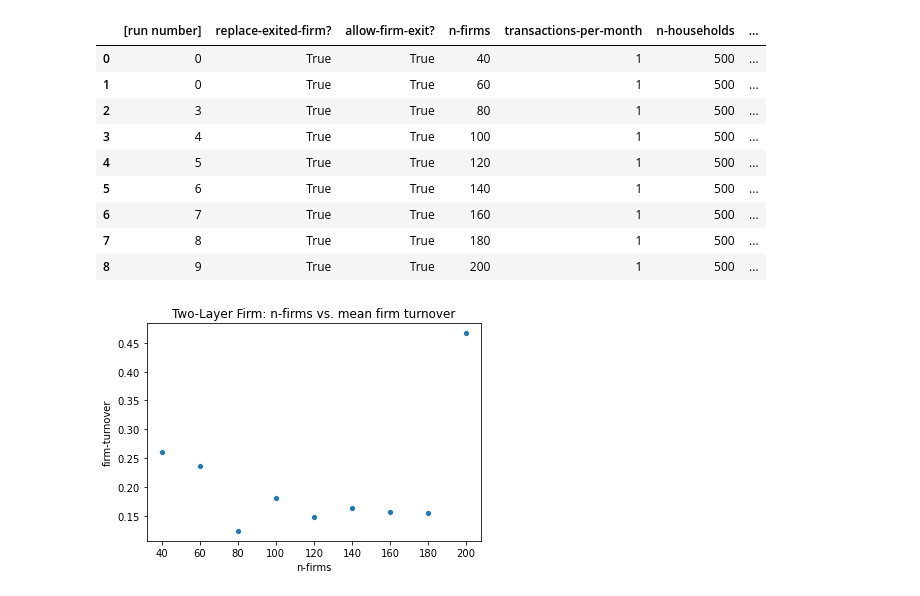
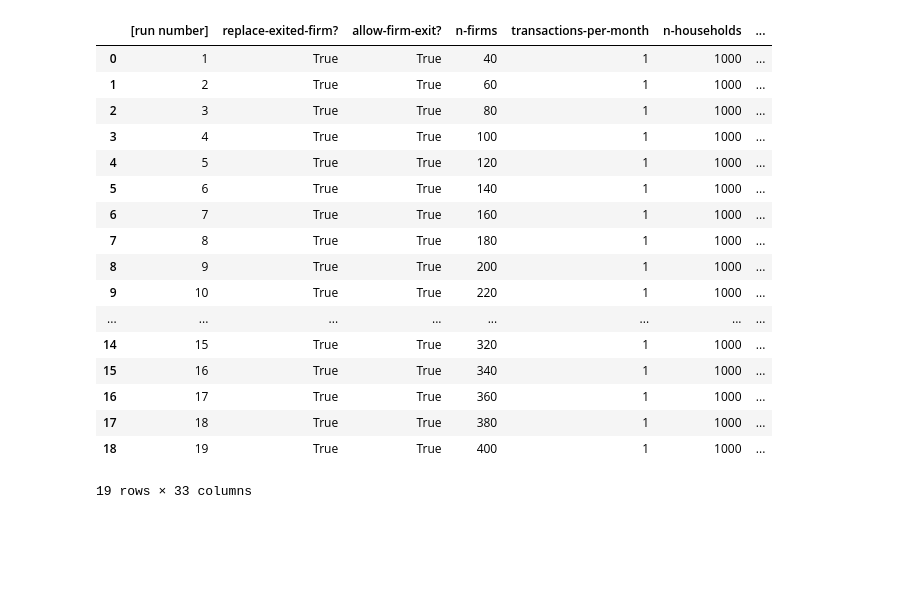
Before and after one commit to jzkelter/tabular-standards, a Jupyter notebook: Main Model/Behaviorspace Data/n-firm tests.ipynb, the cells around one changed output. Cells and saved outputs as stored; diff of their text form; code cells hidden in the pictures; blank space fills up the shorter version.

```diff
--- a/Main Model/Behaviorspace Data/n-firm tests.ipynb
+++ b/Main Model/Behaviorspace Data/n-firm tests.ipynb
@@ -4,26 +4,29 @@ import numpy as np
 import matplotlib.pyplot as plt
 import seaborn as sns
 # %%
-df = pd.read_csv('multifirm_baseline baseline_varying_firm_number.csv', error_bad_lines=False)
-df['n-firms'] = df['n-firms']
-df['firm-turnover'] = df['[mean]'] / df['n-firms']
+df = pd.read_csv('Singlefirm_varying_firm_number.csv', error_bad_lines=False)
+df['firm-turnover'] = df['[mean] bankrupt'] / df['n-firms']
 df['max-firm-turnover'] = df['[max]'] / df['n-firms']
+df['unemployment'] = 1 - (df['[mean] employed?'] / 1000)
+df['total-bankrupt-firms'] = df['[mean] bankrupt'] * 201
 
 display(df)
-ax = sns.scatterplot(x= "n-firms",
-                     y= "firm-turnover",
-                     data = df)
-plt.title("Two-Layer Firm: n-firms vs. mean firm turnover")
-plt.show()
 # %% [output]
 |  | [run number] | replace-exited-firm? | allow-firm-exit? | n-firms | transactions-per-month | n-households | ... |
-| 0 | 0 | True | True | 40 | 1 | 500 | ... |
-| 1 | 0 | True | True | 60 | 1 | 500 | ... |
-| 2 | 3 | True | True | 80 | 1 | 500 | ... |
-| 3 | 4 | True | True | 100 | 1 | 500 | ... |
-| 4 | 5 | True | True | 120 | 1 | 500 | ... |
-| 5 | 6 | True | True | 140 | 1 | 500 | ... |
-| 6 | 7 | True | True | 160 | 1 | 500 | ... |
-| 7 | 8 | True | True | 180 | 1 | 500 | ... |
-| 8 | 9 | True | True | 200 | 1 | 500 | ... |
+| 0 | 1 | True | True | 40 | 1 | 1000 | ... |
+| 1 | 2 | True | True | 60 | 1 | 1000 | ... |
+| 2 | 3 | True | True | 80 | 1 | 1000 | ... |
+| 3 | 4 | True | True | 100 | 1 | 1000 | ... |
+| 4 | 5 | True | True | 120 | 1 | 1000 | ... |
+| 5 | 6 | True | True | 140 | 1 | 1000 | ... |
+| 6 | 7 | True | True | 160 | 1 | 1000 | ... |
+| 7 | 8 | True | True | 180 | 1 | 1000 | ... |
+| 8 | 9 | True | True | 200 | 1 | 1000 | ... |
+| 9 | 10 | True | True | 220 | 1 | 1000 | ... |
+| ... | ... | ... | ... | ... | ... | ... | ... |
+| 14 | 15 | True | True | 320 | 1 | 1000 | ... |
+| 15 | 16 | True | True | 340 | 1 | 1000 | ... |
+| 16 | 17 | True | True | 360 | 1 | 1000 | ... |
+| 17 | 18 | True | True | 380 | 1 | 1000 | ... |
+| 18 | 19 | True | True | 400 | 1 | 1000 | ... |
-[figure, removed]
+19 rows × 33 columns
```
Also changed, not shown: parts of 3 cells of this notebook, 8 other files.
